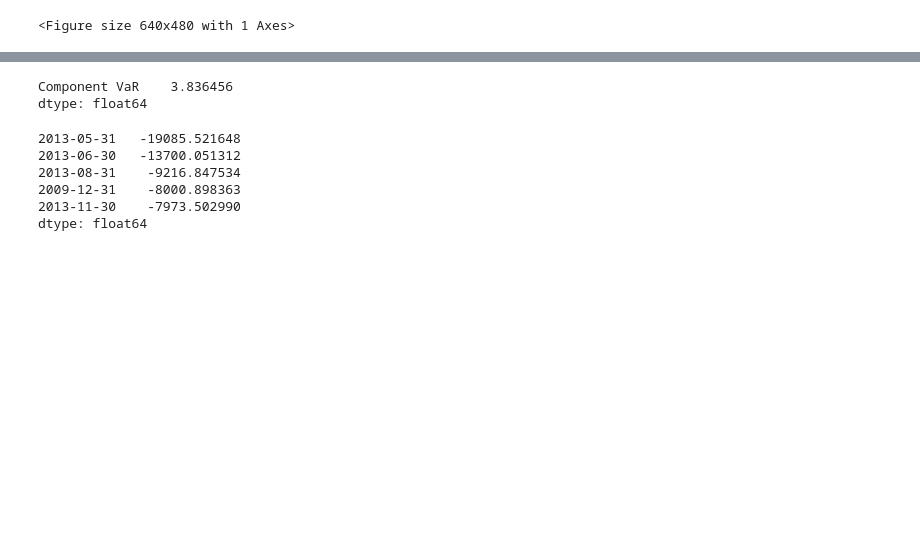
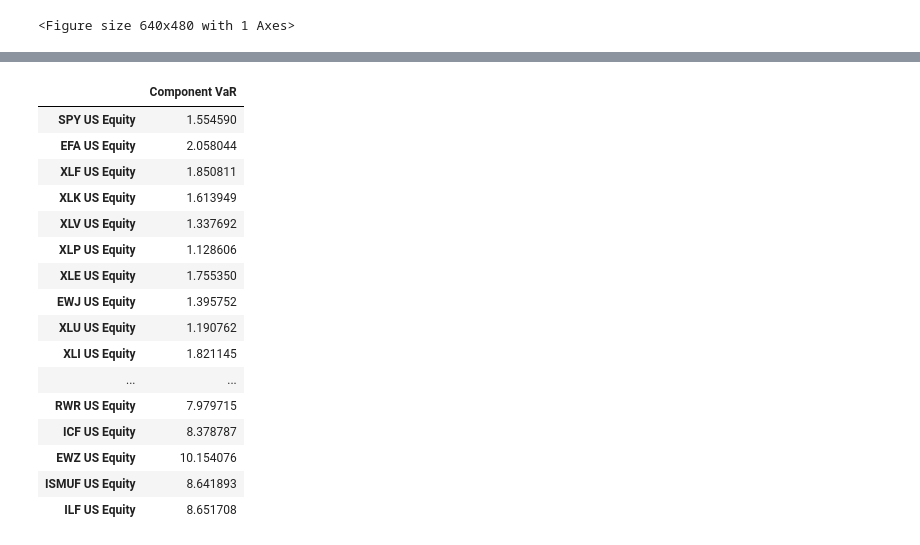
Before and after one commit to epgreig/robo-advisor, a Jupyter notebook: simulation_test_med.ipynb, the cells around one changed output, grey strips where cells are left out. Saved outputs shown, nothing was run; the diff lists cells and outputs as text; code cells hidden in the pictures; blank space fills up the shorter version.

```diff
--- a/simulation_test_med.ipynb
+++ b/simulation_test_med.ipynb
@@ -307,14 +313,21 @@ Est. CVaR loss: 4.15%
-# %%
-my_pf.calc_risk_contribs(env_now).sum()/my_pf.calc_value(env_now)*100
-# %% [output]
-Component VaR    3.836456
-dtype: float64
-# %%
-(perf_df['PNL'] * my_pf.calc_value(env_now) / perf_df['USD Value']).sort_values()[0:5]
-# %% [output]
-2013-05-31   -19085.521648
-2013-06-30   -13700.051312
-2013-08-31    -9216.847534
-2009-12-31    -8000.898363
-2013-11-30    -7973.502990
-dtype: float64
+# %%
+#these are percentage risk contributions without options
+(my_pf.calc_risk_contribs(env_now)/my_pf.calc_risk_contribs(env_now).sum())*100
+# %% [output]
+|  | Component VaR |
+| SPY US Equity | 1.554590 |
+| EFA US Equity | 2.058044 |
+| XLF US Equity | 1.850811 |
+| XLK US Equity | 1.613949 |
+| XLV US Equity | 1.337692 |
+| XLP US Equity | 1.128606 |
+| XLE US Equity | 1.755350 |
+| EWJ US Equity | 1.395752 |
+| XLU US Equity | 1.190762 |
+| XLI US Equity | 1.821145 |
+| ... | ... |
+| RWR US Equity | 7.979715 |
+| ICF US Equity | 8.378787 |
+| EWZ US Equity | 10.154076 |
+| ISMUF US Equity | 8.641893 |
+| ILF US Equity | 8.651708 |
```
Also changed, not shown: parts of 13 cells of this notebook, 2 other files.
